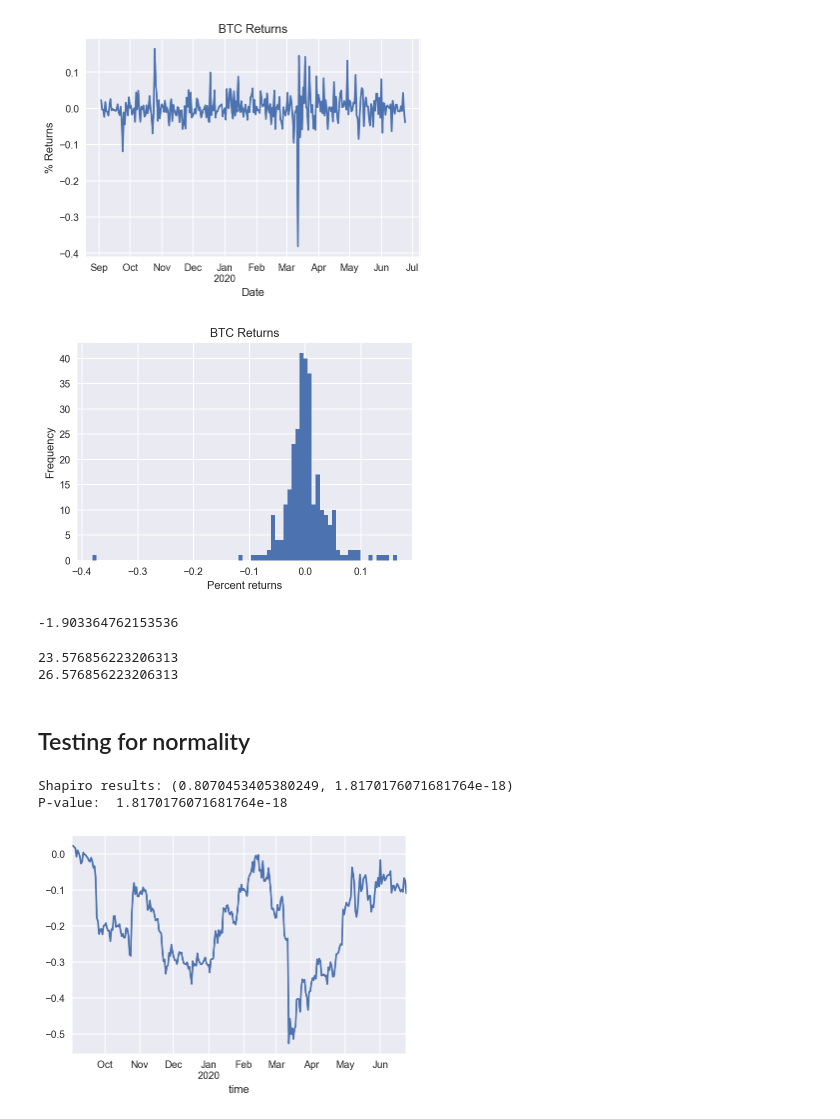
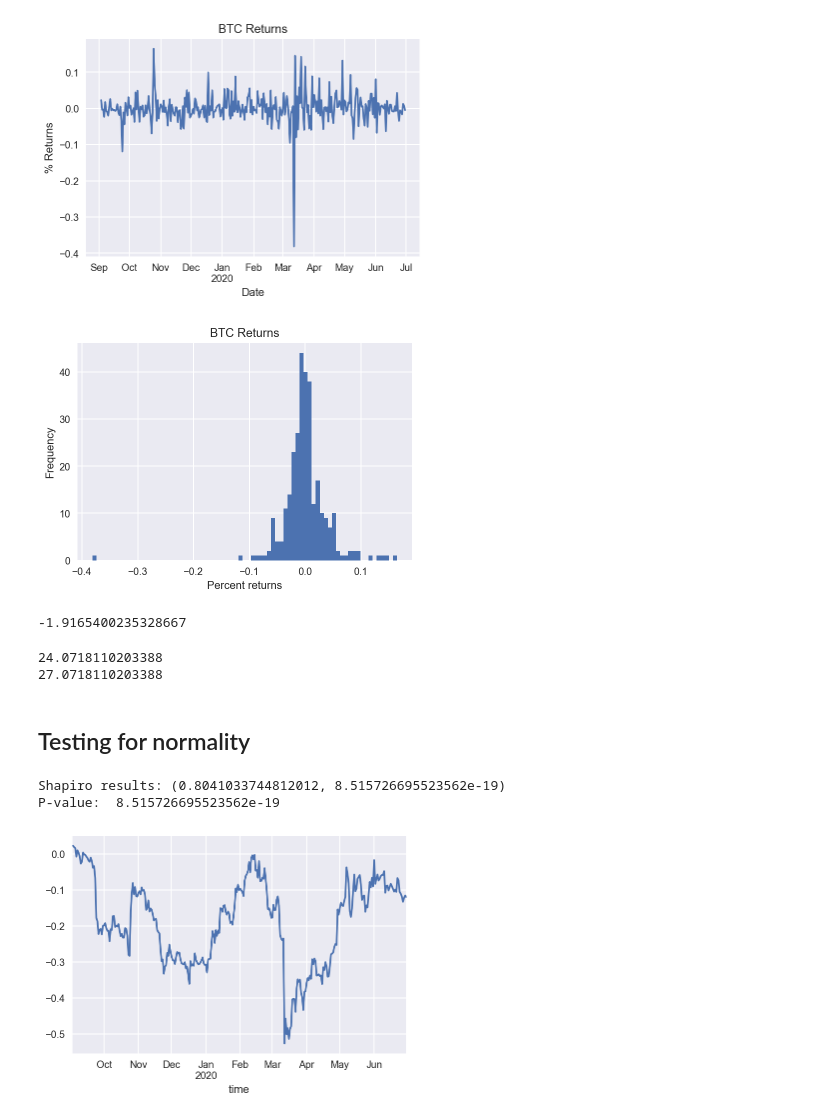
Before and after one commit to hilljtm/sfund, a Jupyter notebook: CryptoC_plots.ipynb, the cells around one changed output. Drawn from its saved outputs; the diff is of its cells as text; code cells hidden in the pictures.

```diff
--- a/CryptoC_plots.ipynb
+++ b/CryptoC_plots.ipynb
@@ -122,18 +122,18 @@ To register the converters:
 # %%
 # September 1st - Today
-df_all = get_df(1567296000, 1593034200)
+df_all = get_df(1567296000, 1593549900)
 
 # Add a returns column
 df_all['Returns'] = df_all['close'].pct_change()
 
 df_all['Returns'].plot()
 plt.axis('tight')
 plt.title('BTC Returns')
 plt.xlabel('Date')
 plt.ylabel('% Returns')
 plt.show()
 # %% [output]
-[figure, old version]
+[figure, new version]
 # %%
 # Plot returns
 plt.hist(df_all['Returns'].dropna(), bins=75, density=False)
@@ -142,7 +142,7 @@ plt.xlabel('Percent returns')
 plt.ylabel('Frequency')
 plt.show()
 # %% [output]
-[figure, old version]
+[figure, new version]
 # %%
 from scipy.stats import skew
 
@@ -151,7 +151,7 @@ clean_returns = (df_all['Returns'].dropna())
 returns_skewness = skew(clean_returns)
 print(returns_skewness)
 # %% [output]
--1.903364762153536
+-1.9165400235328667
 # %%
 from scipy.stats import kurtosis
 
@@ -161,8 +161,8 @@ print(excess_kurtosis)
 fourth_moment = excess_kurtosis + 3
 print(fourth_moment)
 # %% [output]
-23.576856223206313
-26.576856223206313
+24.0718110203388
+27.0718110203388
 # %% [markdown]
 ## Testing for normality
 # %%
@@ -174,10 +174,10 @@ print('Shapiro results:', shapiro_results)
 p_value = shapiro_results[1]
 print('P-value: ', p_value)
 # %% [output]
-Shapiro results: (0.8070453405380249, 1.8170176071681764e-18)
-P-value:  1.8170176071681764e-18
+Shapiro results: (0.8041033744812012, 8.515726695523562e-19)
+P-value:  8.515726695523562e-19
 # %%
 CumulativeReturns = ((1 + df_all['Returns']).cumprod() - 1)
 CumulativeReturns.plot();
 # %% [output]
-[figure, old version]
+[figure, new version]
```
Also changed, not shown: parts of 3 cells of this notebook, 2 other files.
